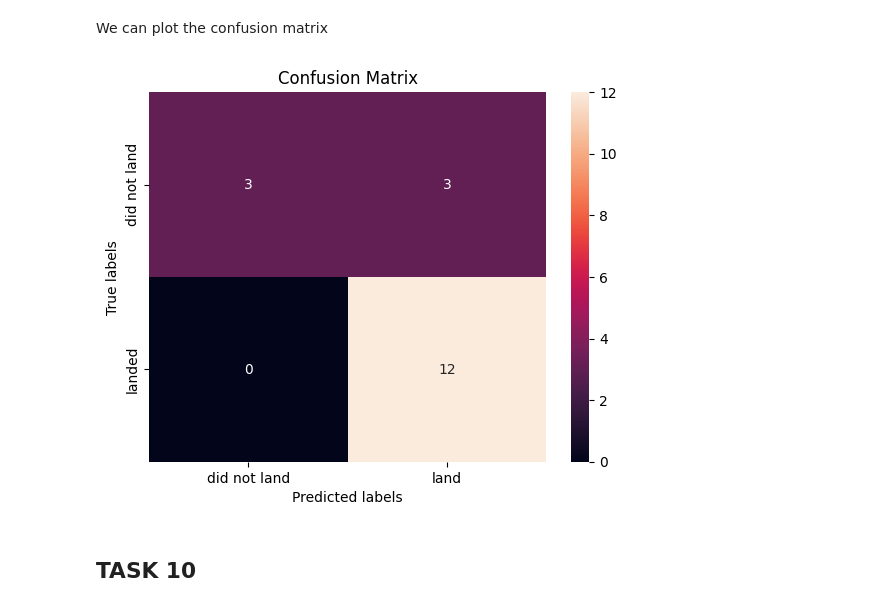
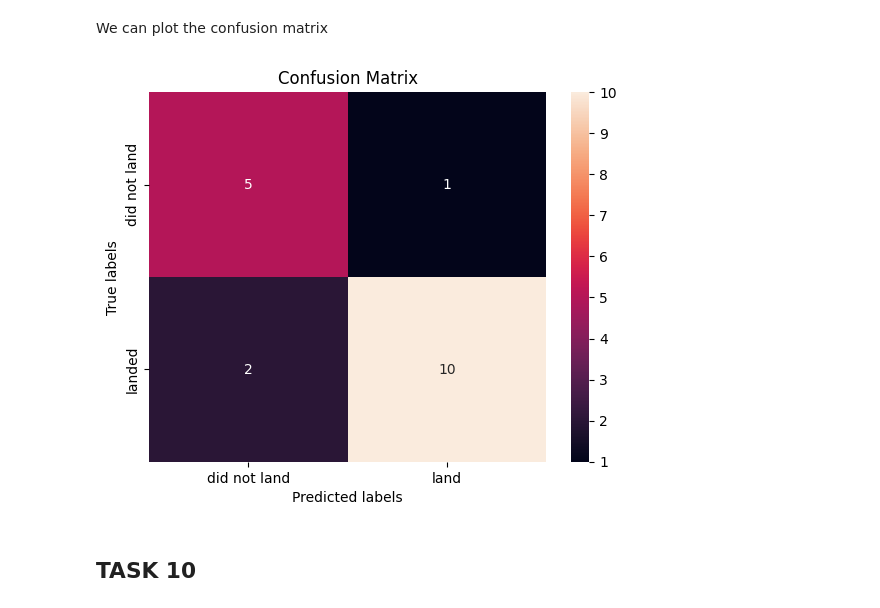
Before and after one commit to Madbubbl3/IBM-Data-Science-Professional-Certificate, a Jupyter notebook: Course 10 Capstone Project/8-labs-machine-learning.ipynb, the cells around one changed output. Cells and saved outputs as stored; diff of their text form; code cells hidden in the pictures.

```diff
--- a/Course 10 Capstone Project/8-labs-machine-learning.ipynb
+++ b/Course 10 Capstone Project/8-labs-machine-learning.ipynb
@@ -270,10 +270,10 @@ tree_cv.score(X=X_test, y=Y_test)
 # %% [markdown]
 We can plot the confusion matrix
 # %%
-yhat = svm_cv.predict(X_test)
+yhat = tree_cv.predict(X_test)
 plot_confusion_matrix(Y_test,yhat)
 # %% [output]
-[figure, old version]
+[figure, new version]
 # %% [markdown]
 ## TASK  10
 # %% [markdown]
```
Also changed, not shown: parts of 2 cells of this notebook, 5 other files.
